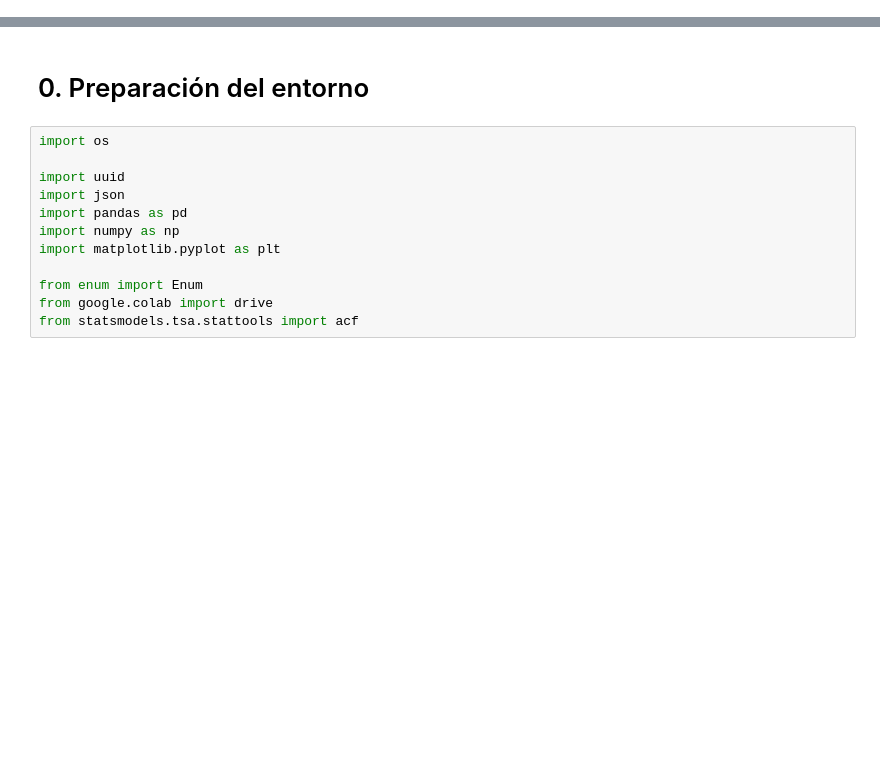
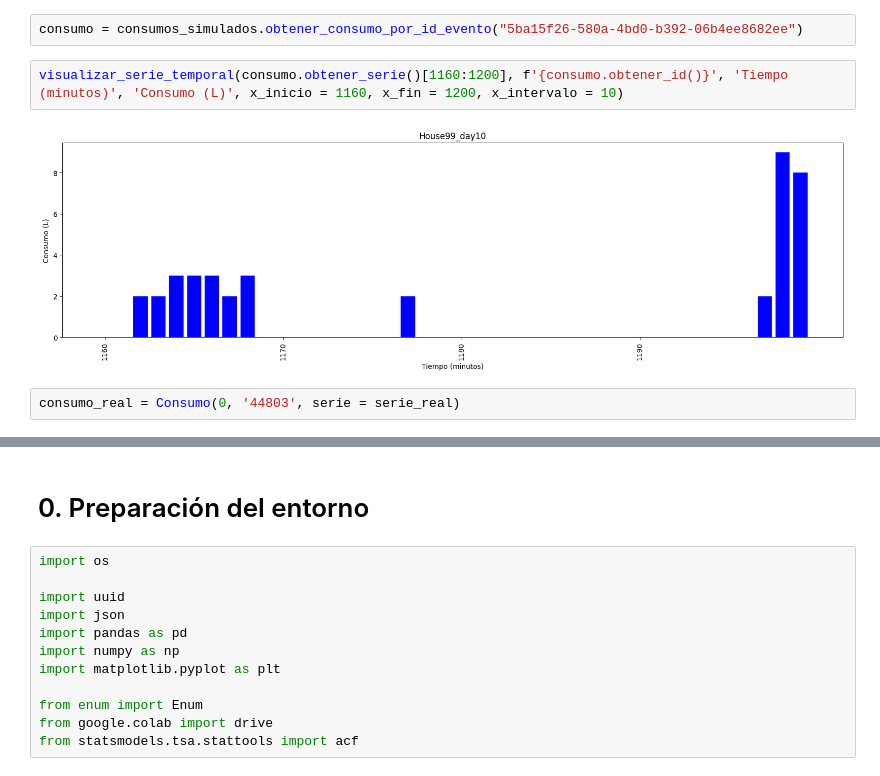
Before and after one commit to IagoGarciaSuarez/MUII_TFM, a Jupyter notebook: src/TFM.ipynb, the cells around one changed output, grey strips where cells are left out. Saved outputs shown, nothing was run; the diff lists cells and outputs as text; blank space fills up the shorter version.

```diff
--- a/src/TFM.ipynb
+++ b/src/TFM.ipynb
@@ -0,0 +102,8 @@
+# %%
+consumo = consumos_simulados.obtener_consumo_por_id_evento("5ba15f26-580a-4bd0-b392-06b4ee8682ee")
+# %%
+visualizar_serie_temporal(consumo.obtener_serie()[1160:1200], f'{consumo.obtener_id()}', 'Tiempo (minutos)', 'Consumo (L)', x_inicio = 1160, x_fin = 1200, x_intervalo = 10)
+# %% [output]
+[figure, added]
+# %%
+consumo_real = Consumo(0, '44803', serie = serie_real)
```
Also changed, not shown: parts of 55 cells of this notebook, 1 other file.
